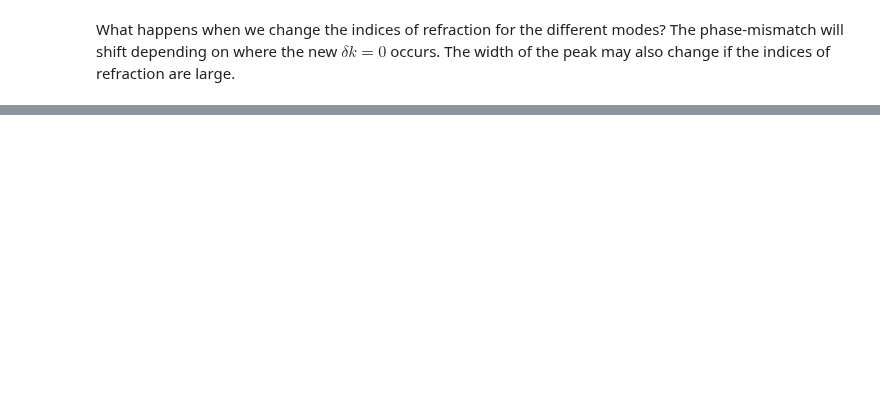
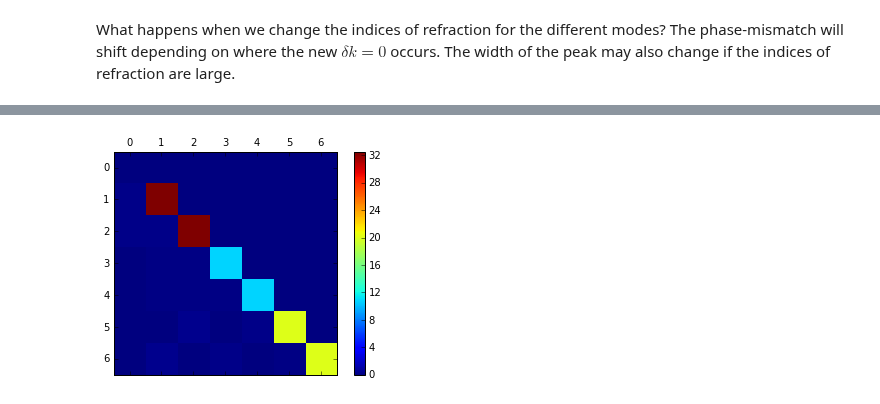
Before and after one commit to tabakg/potapov_interpolation, a Jupyter notebook: Testing_make_nonlinear_interaction.ipynb, the cells around one changed output, grey strips where cells are left out. Cells and saved outputs as stored; diff of their text form; code cells hidden in the pictures; blank space fills up the shorter version.

```diff
--- a/Testing_make_nonlinear_interaction.ipynb
+++ b/Testing_make_nonlinear_interaction.ipynb
@@ -12,4 +12,11 @@ import numpy as np
 import numpy.linalg as la
 import matplotlib.pyplot as plt
 %matplotlib inline
+# %%
+def contour_plot(Mat):
+    fig = plt.figure()
+    ax = fig.add_subplot(111)
+    cax = ax.matshow(abs(Mat), interpolation='nearest')
+    fig.colorbar(cax)
+    plt.show()
 # %%
@@ -72,0 +155,8 @@ plt.plot(x, [abs(f(z))**2 for z in x])
+# %%
+A,B,C,D = Potapov.get_Potapov_ABCD(Ex.roots,Ex.vecs)
+# %%
+Omega = - A.imag
+# %%
+contour_plot(Omega)
+# %% [output]
+[figure, added]
```
Also changed, not shown: parts of 47 cells of this notebook.
